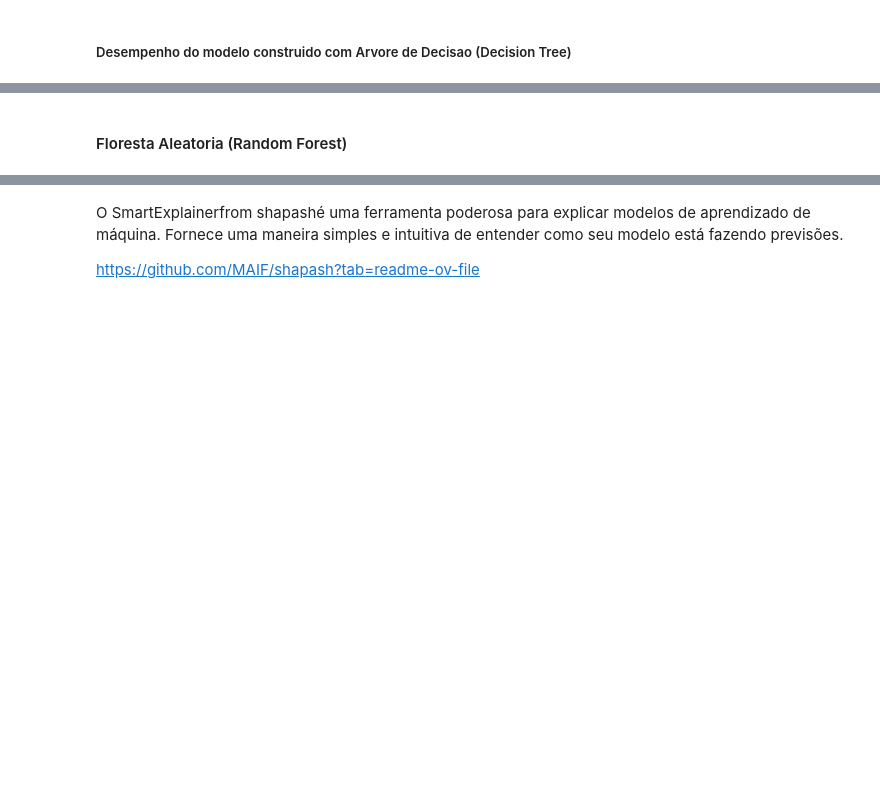
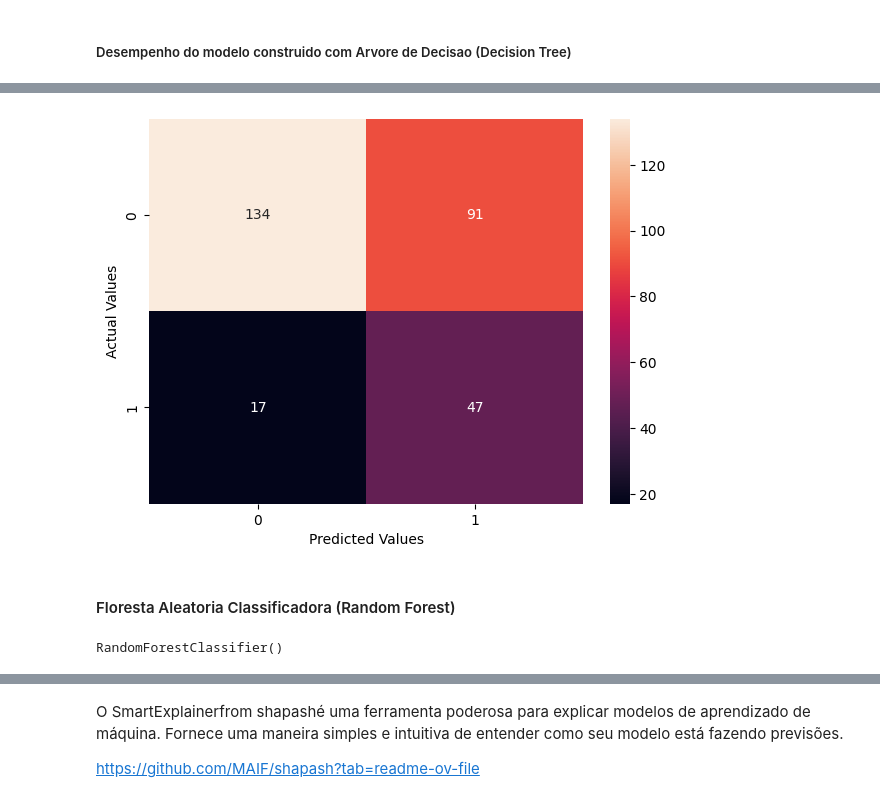
Before and after one commit to Raquelodaka/Osteoporose, a Jupyter notebook: Analise Descritiva.ipynb, the cells around one changed output, grey strips where cells are left out. Cells and saved outputs as stored; diff of their text form; code cells hidden in the pictures; blank space fills up the shorter version.

```diff
--- a/Analise Descritiva.ipynb
+++ b/Analise Descritiva.ipynb
@@ -1981,2 +1406,13 @@ print(roc_auc_score(y_val, pred_val, multi_class='ovr'))
+# %%
+# Matriz de confusão para dados de treino com sobreamostragem
+cm = confusion_matrix(y_val, pred_val)
+
+plt.figure(figsize=(7, 5))
+sns.heatmap(cm, annot=True, fmt='g')
+plt.xlabel('Predicted Values')
+plt.ylabel('Actual Values')
+plt.show()
+# %% [output]
+[figure, added]
 # %% [markdown]
-#### Floresta Aleatoria (Random Forest)
+#### Floresta Aleatoria Classificadora (Random Forest)
@@ -1989 +1419,13 @@ RFC.fit(X_train, y_train)
+# %%
+# Importando a classe RandomForestClassifier
+from sklearn.ensemble import RandomForestClassifier
+
+# Instanciando o classificador
+RFC = RandomForestClassifier(n_estimators=100)
+
+# Supondo que X e y são os dados de treinamento
+# Ajustando o modelo com os dados de treinamento
+RFC.fit(X_resampled, y_resampled)
+# %% [output]
+RandomForestClassifier()
 # %%
```
Also changed, not shown: parts of 122 cells of this notebook, 1 other file.
